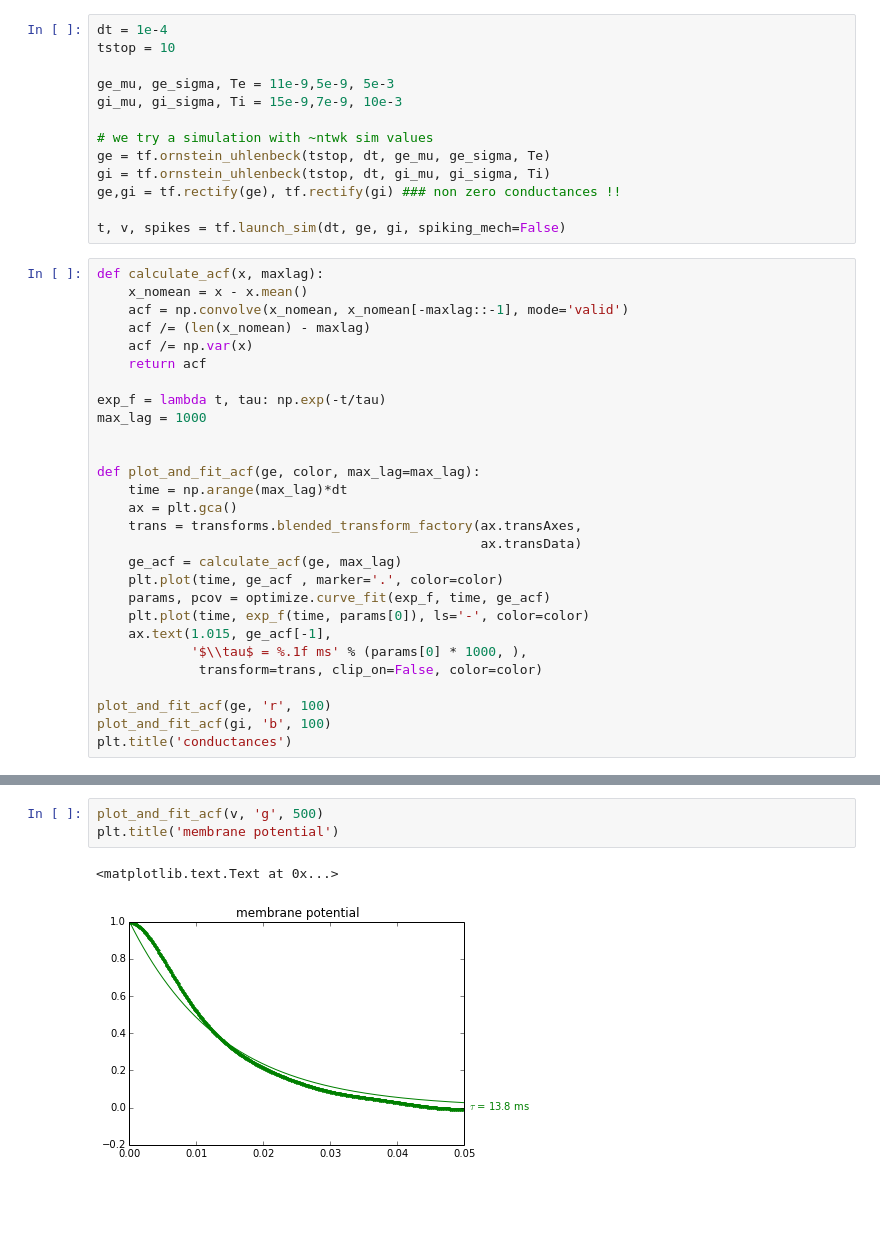
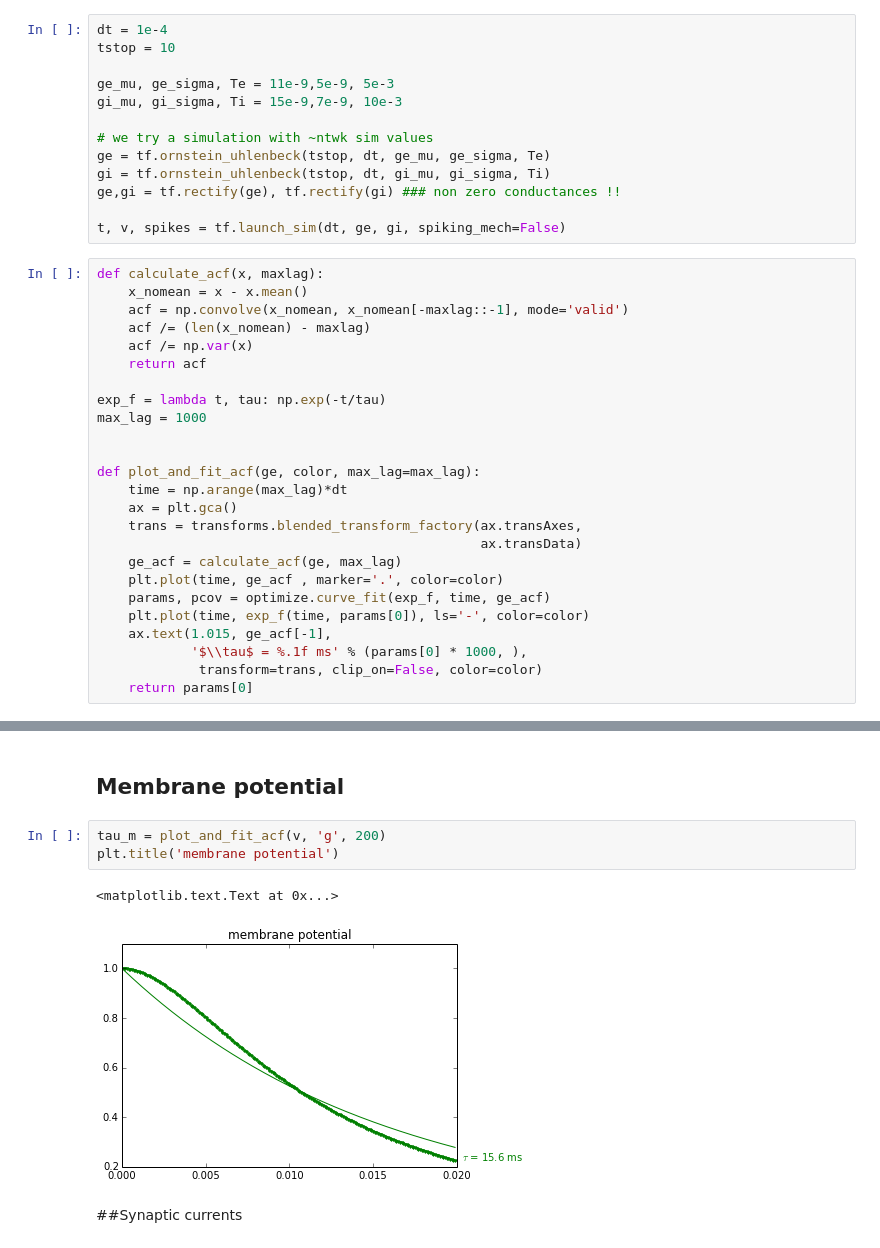
Before and after one commit to yzerlaut/transfer_functions, a Jupyter notebook: synaptic_current_acf.ipynb, the cells around one changed output, grey strips where cells are left out. Drawn from its saved outputs; the diff is of its cells as text; blank space fills up the shorter version.

```diff
--- a/synaptic_current_acf.ipynb
+++ b/synaptic_current_acf.ipynb
@@ -42,7 +45,4 @@ def plot_and_fit_acf(ge, color, max_lag=max_lag):
     ax.text(1.015, ge_acf[-1],
             '$\\tau$ = %.1f ms' % (params[0] * 1000, ),
              transform=trans, clip_on=False, color=color)
-
-plot_and_fit_acf(ge, 'r', 100)
-plot_and_fit_acf(gi, 'b', 100)
-plt.title('conductances')
+    return params[0]
@@ -52,9 +58,13 @@ plt.title('conductances')
+# %% [markdown]
+## Membrane potential
 # %%
-plot_and_fit_acf(v, 'g', 500)
+tau_m = plot_and_fit_acf(v, 'g', 200)
 plt.title('membrane potential')
 # %% [output]
 <matplotlib.text.Text at 0x...>
-[figure, old version]
+[figure, new version]
+# %% [markdown]
+##Synaptic currents
 # %%
 i_e = ge * (tf.Ee - v)
 i_i = gi * (tf.Ei - v)
```
Also changed, not shown: parts of 11 cells of this notebook.
